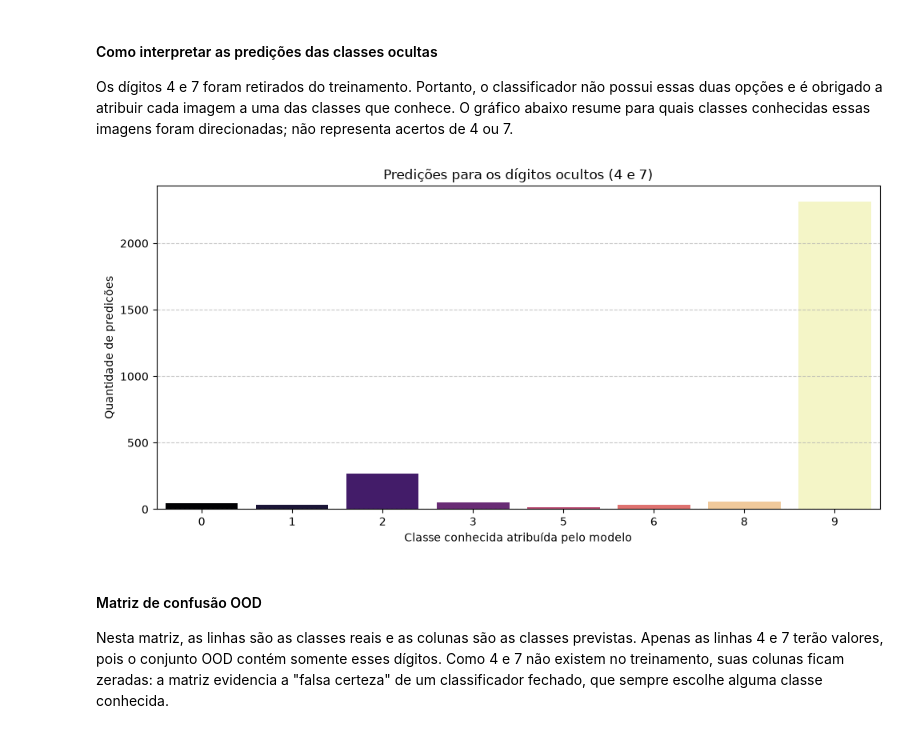
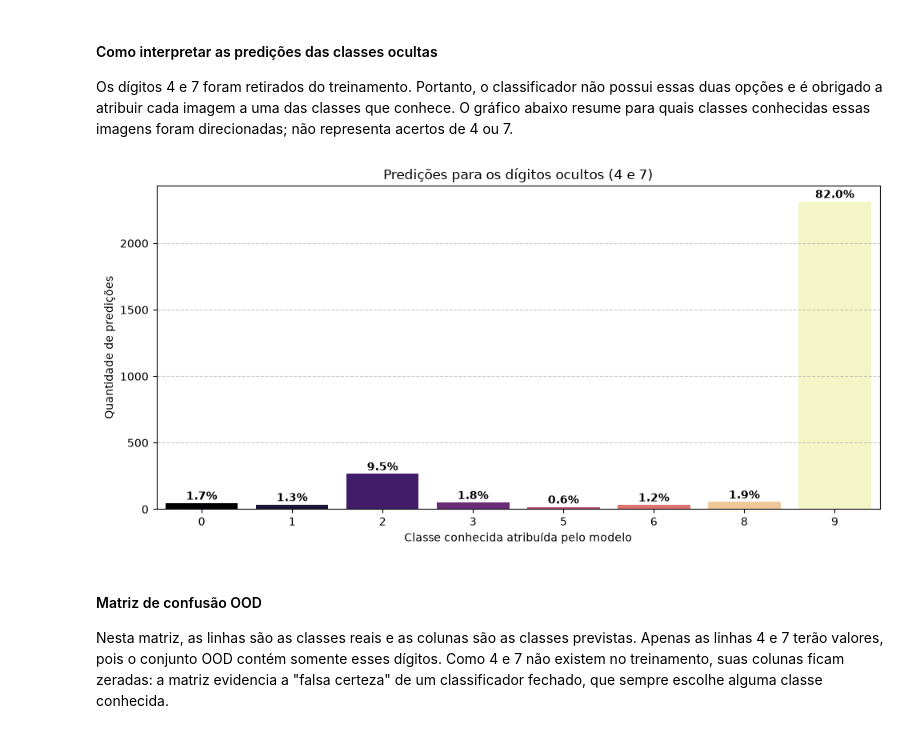
Before and after one commit to Carlos779-cloud/Modulo-02-MniProjeto, a Jupyter notebook: main.ipynb, the cells around one changed output. Cells and saved outputs as stored; diff of their text form; code cells hidden in the pictures.

```diff
--- a/main.ipynb
+++ b/main.ipynb
@@ -400,7 +400,7 @@ modelo_mlp = MLPClassifier(
     hidden_layer_sizes=(100,),
     activation='relu',
     solver='adam',
-    max_iter=200,
+    max_iter=100,
     random_state=42
 )
 
@@ -473,7 +473,7 @@ hist_keras = modelo_keras.fit(
     X_train,
     y_train,
     validation_data=(X_val, y_val),
-    epochs=200,
+    epochs=100,
     batch_size=64,
     verbose=0
 )
@@ -742,17 +742,32 @@ Classes previstas pelo modelo: [0 1 2 3 5 6 8 9]
 Os dígitos 4 e 7 foram retirados do treinamento. Portanto, o classificador não possui essas duas opções e é obrigado a atribuir cada imagem a uma das classes que conhece. O gráfico abaixo resume para quais classes conhecidas essas imagens foram direcionadas; não representa acertos de 4 ou 7.
 # %%
 plt.figure(figsize=(10, 5))
-sns.barplot(x=classes_conhecidas, y=contagens, hue=classes_conhecidas,
-            palette="magma", legend=False)
+ax = sns.barplot(x=classes_conhecidas, y=contagens, hue=classes_conhecidas,
+                palette="magma", legend=False)
+
+porcentagens = (contagens / contagens.sum()) * 100
+for barra, porcentagem in zip(ax.patches, porcentagens):
+    altura = barra.get_height()
+    ax.text(
+        barra.get_x() + barra.get_width() / 2,
+        altura + 5,
+        f'{porcentagem:.1f}%',
+        ha='center',
+        va='bottom',
+        fontsize=10,
+        color='black',
+        fontweight='bold'
+    )
+
 plt.title("Predições para os dígitos ocultos (4 e 7)")
 plt.xlabel("Classe conhecida atribuída pelo modelo")
-plt.ylabel("Quantidade de predicões")
+plt.ylabel("Quantidade de predições")
 plt.grid(axis='y', linestyle='--', alpha=0.7)
 plt.tight_layout()
 plt.savefig(pasta_graficos / '8 = predicoes_classes_ocultas.png', dpi=300, bbox_inches='tight')
 plt.show()
 # %% [output]
-[figure, old version]
+[figure, new version]
 # %% [markdown]
 #### Matriz de confusão OOD
 
```
Also changed, not shown: parts of 15 cells of this notebook, 10 other files.
